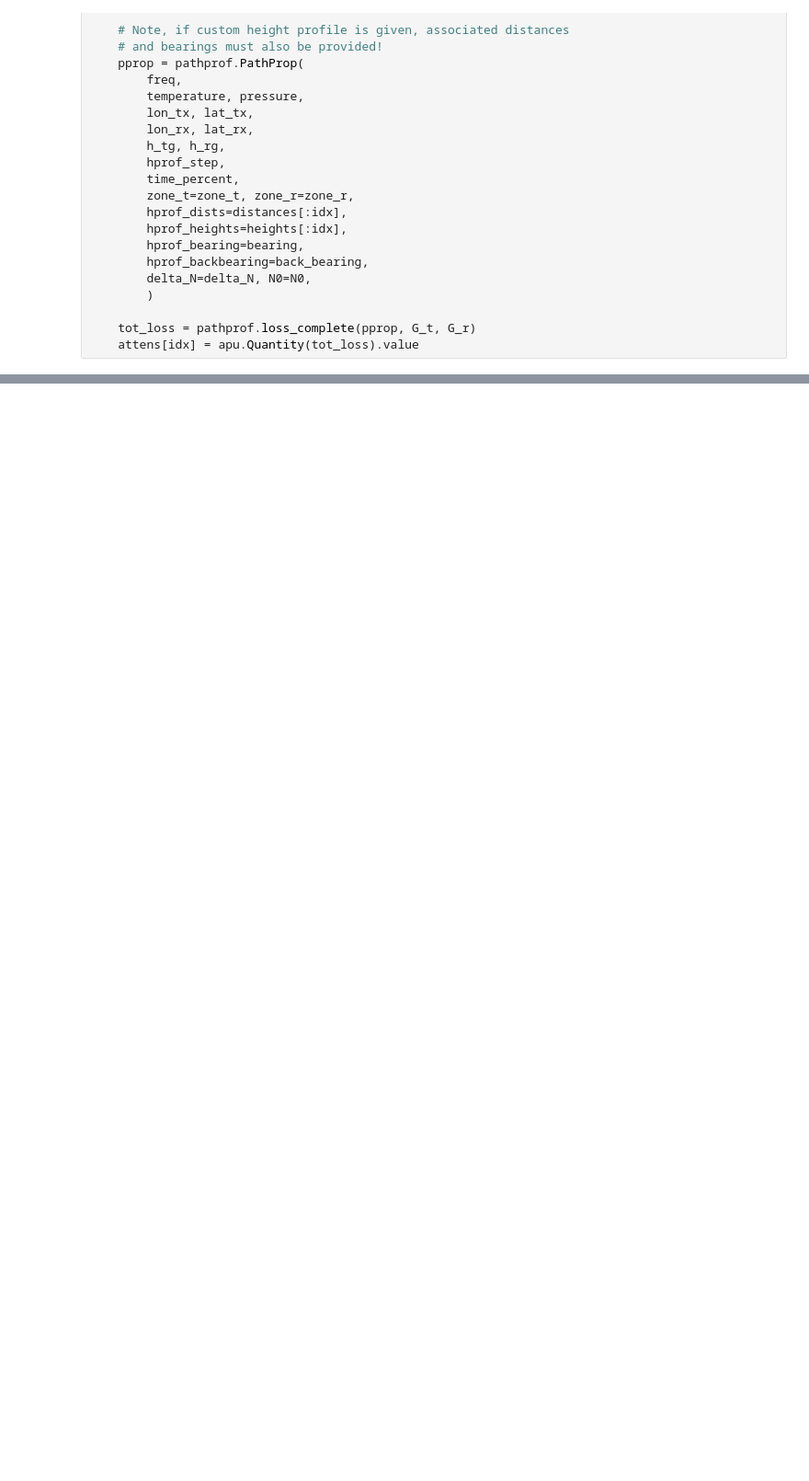
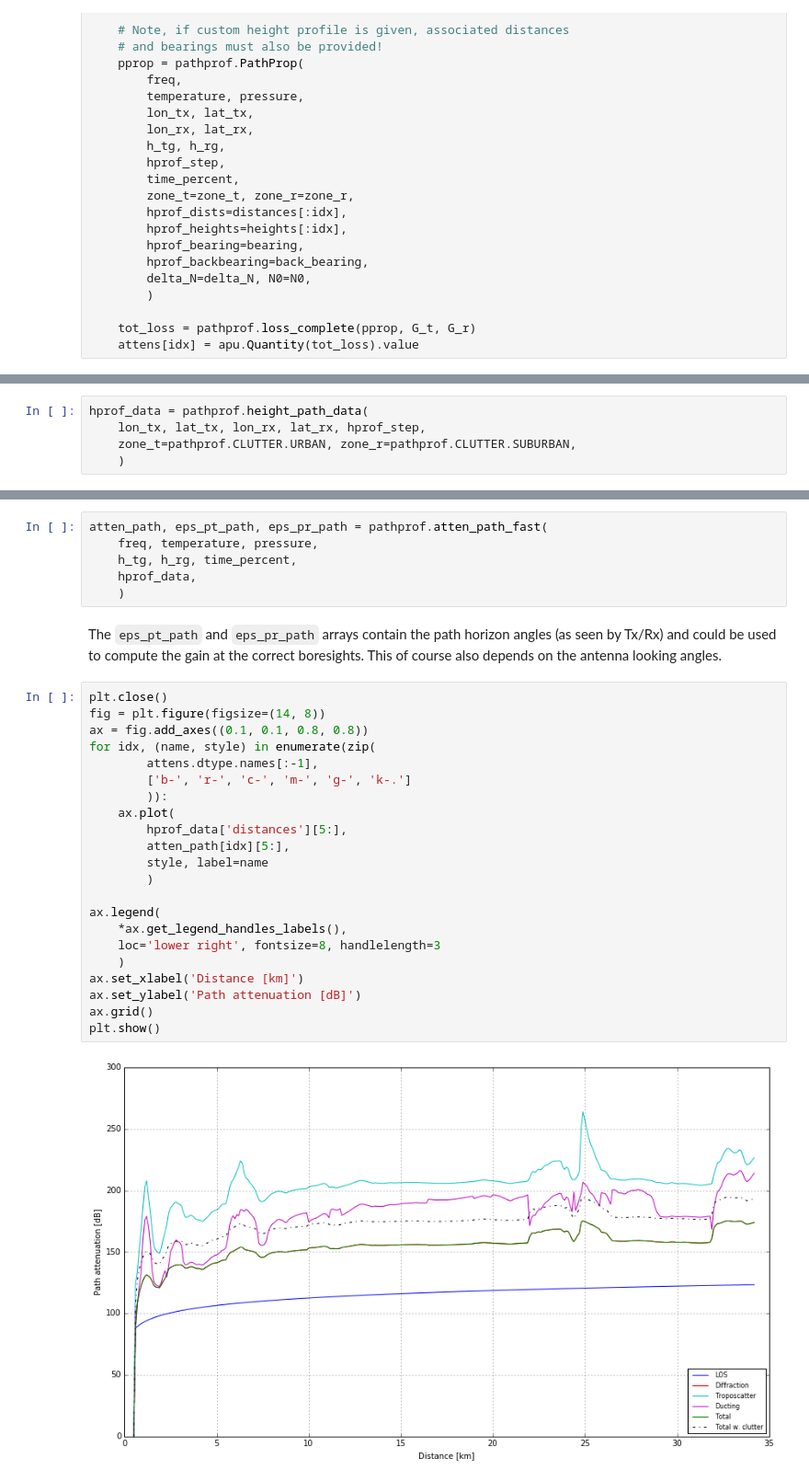
Before and after one commit to bwinkel/pycraf, a Jupyter notebook: notebooks/03a_path_propagation_basic.ipynb, the cells around one changed output, grey strips where cells are left out. Shown at 92% size. Cells and saved outputs as stored; diff of their text form; blank space fills up the shorter version.

Commit message:
pathprof.propagation: finish height_path_data{_generic}, atten_path_fast
also add tests and update docs/notebooks

```diff
--- a/notebooks/03a_path_propagation_basic.ipynb
+++ b/notebooks/03a_path_propagation_basic.ipynb
@@ -315,0 +318,5 @@ plt.show()
+# %%
+hprof_data = pathprof.height_path_data(
+    lon_tx, lat_tx, lon_rx, lat_rx, hprof_step,
+    zone_t=pathprof.CLUTTER.URBAN, zone_r=pathprof.CLUTTER.SUBURBAN,
+    )
@@ -315,0 +331,32 @@ plt.show()
+# %%
+atten_path, eps_pt_path, eps_pr_path = pathprof.atten_path_fast(
+    freq, temperature, pressure,
+    h_tg, h_rg, time_percent,
+    hprof_data,
+    )
+# %% [markdown]
+The `eps_pt_path` and `eps_pr_path` arrays contain the path horizon angles (as seen by Tx/Rx) and could be used to compute the gain at the correct boresights. This of course also depends on the antenna looking angles.
+# %%
+plt.close()
+fig = plt.figure(figsize=(14, 8))
+ax = fig.add_axes((0.1, 0.1, 0.8, 0.8))
+for idx, (name, style) in enumerate(zip(
+        attens.dtype.names[:-1],
+        ['b-', 'r-', 'c-', 'm-', 'g-', 'k-.']
+        )):
+    ax.plot(
+        hprof_data['distances'][5:],
+        atten_path[idx][5:],
+        style, label=name
+        )
+
+ax.legend(
+    *ax.get_legend_handles_labels(),
+    loc='lower right', fontsize=8, handlelength=3
+    )
+ax.set_xlabel('Distance [km]')
+ax.set_ylabel('Path attenuation [dB]')
+ax.grid()
+plt.show()
+# %% [output]
+[figure, added]
```
Also changed, not shown: parts of 5 cells of this notebook, 5 other files.
